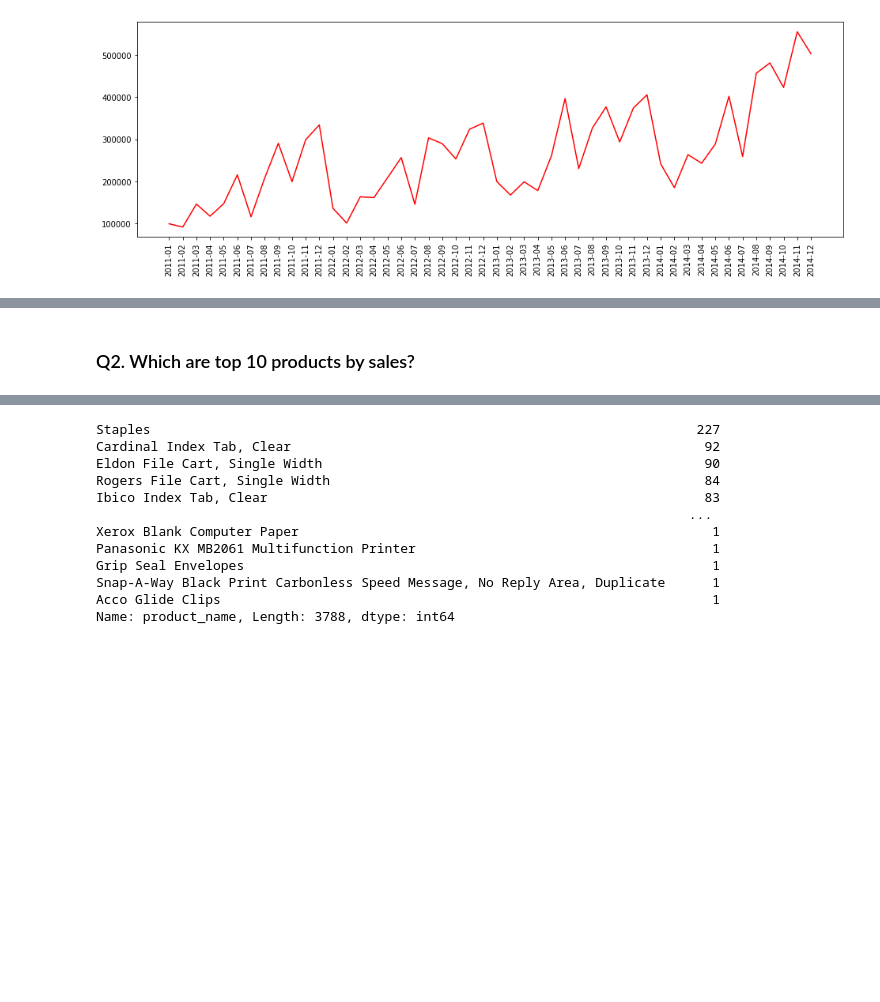
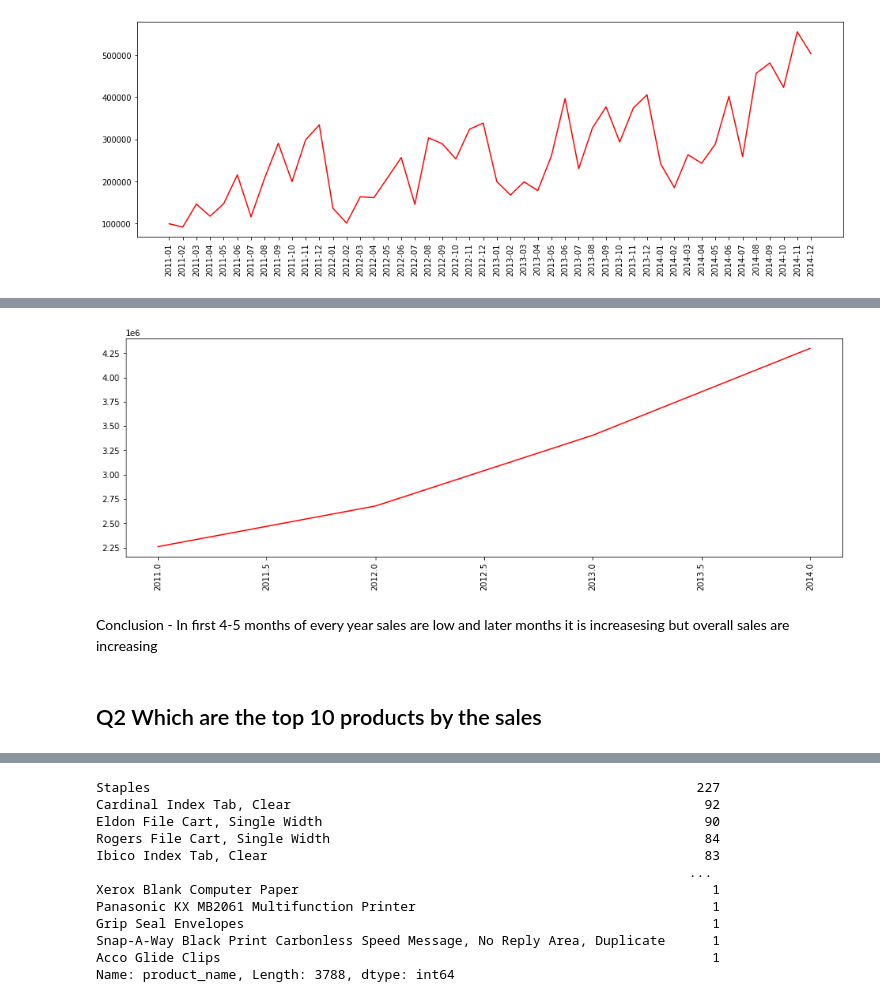
Before and after one commit to goradbj/AI, a Jupyter notebook: SuperStore_Sales_Analysis.ipynb, the cells around one changed output, grey strips where cells are left out. Saved outputs shown, nothing was run; the diff lists cells and outputs as text; code cells hidden in the pictures; blank space fills up the shorter version.

```diff
--- a/SuperStore_Sales_Analysis.ipynb
+++ b/SuperStore_Sales_Analysis.ipynb
@@ -285,0 +363,2 @@ plt.show()
+# %%
+df_sales_trends1=df.groupby("year").sum()["sales"].reset_index()
@@ -286,5 +373,14 @@ plt.show()
+# %%
+plt.figure(figsize=(16,5))
+plt.plot(df_sales_trends1.year,df_sales_trends1.sales,color='r')
+plt.xticks(rotation="vertical")
+plt.show()
+# %% [output]
+[figure, added]
+# %% [markdown]
+Conclusion - In first 4-5 months of every year sales are low and later months it is increasesing but overall sales are increasing
 # %% [markdown]
-### Q2. Which are top 10 products by sales?
+## Q2 Which are the top 10 products by the sales
 # %%
 df.columns
 # %% [output]
```
Also changed, not shown: parts of 116 cells of this notebook, 4 other files.
